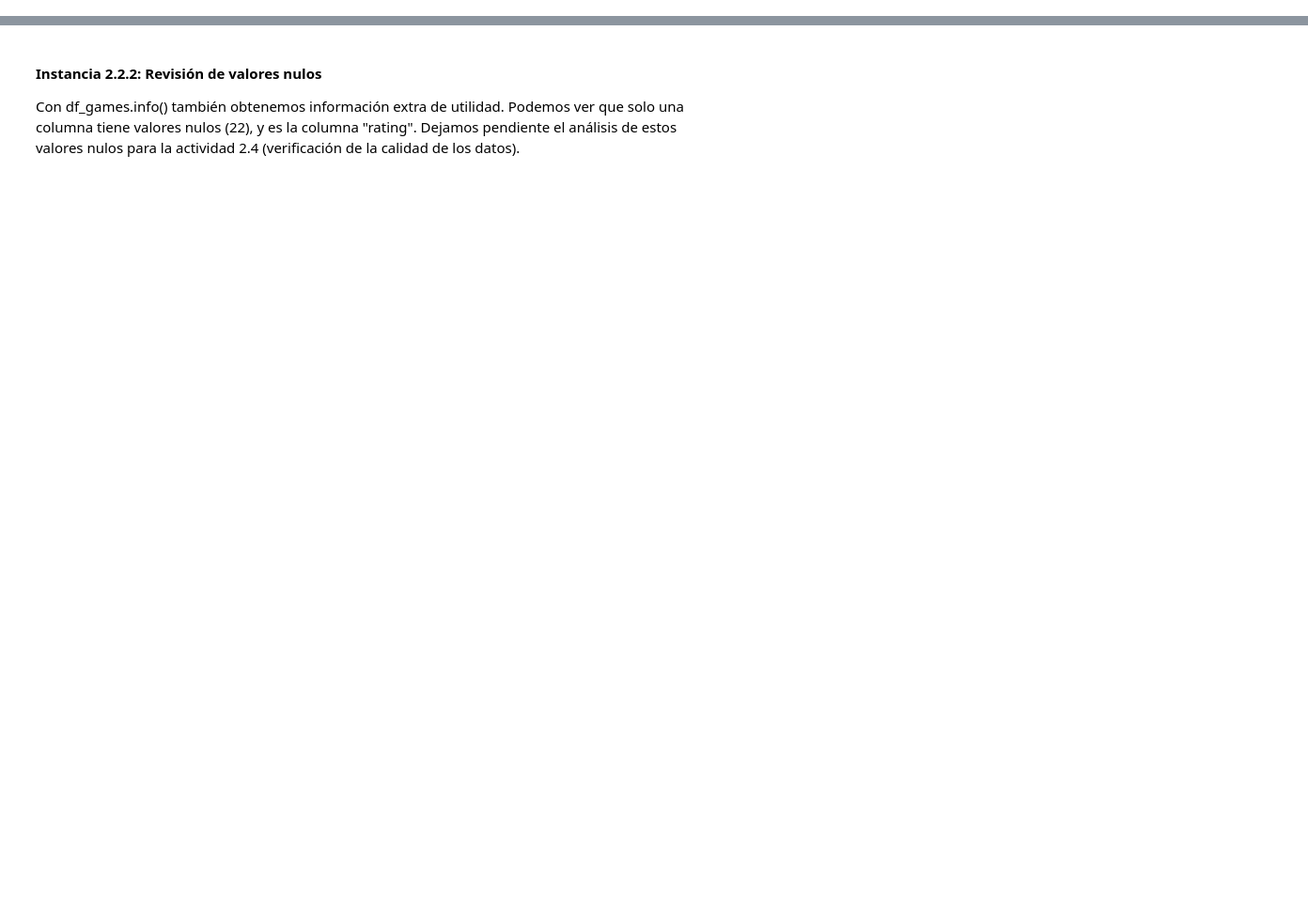
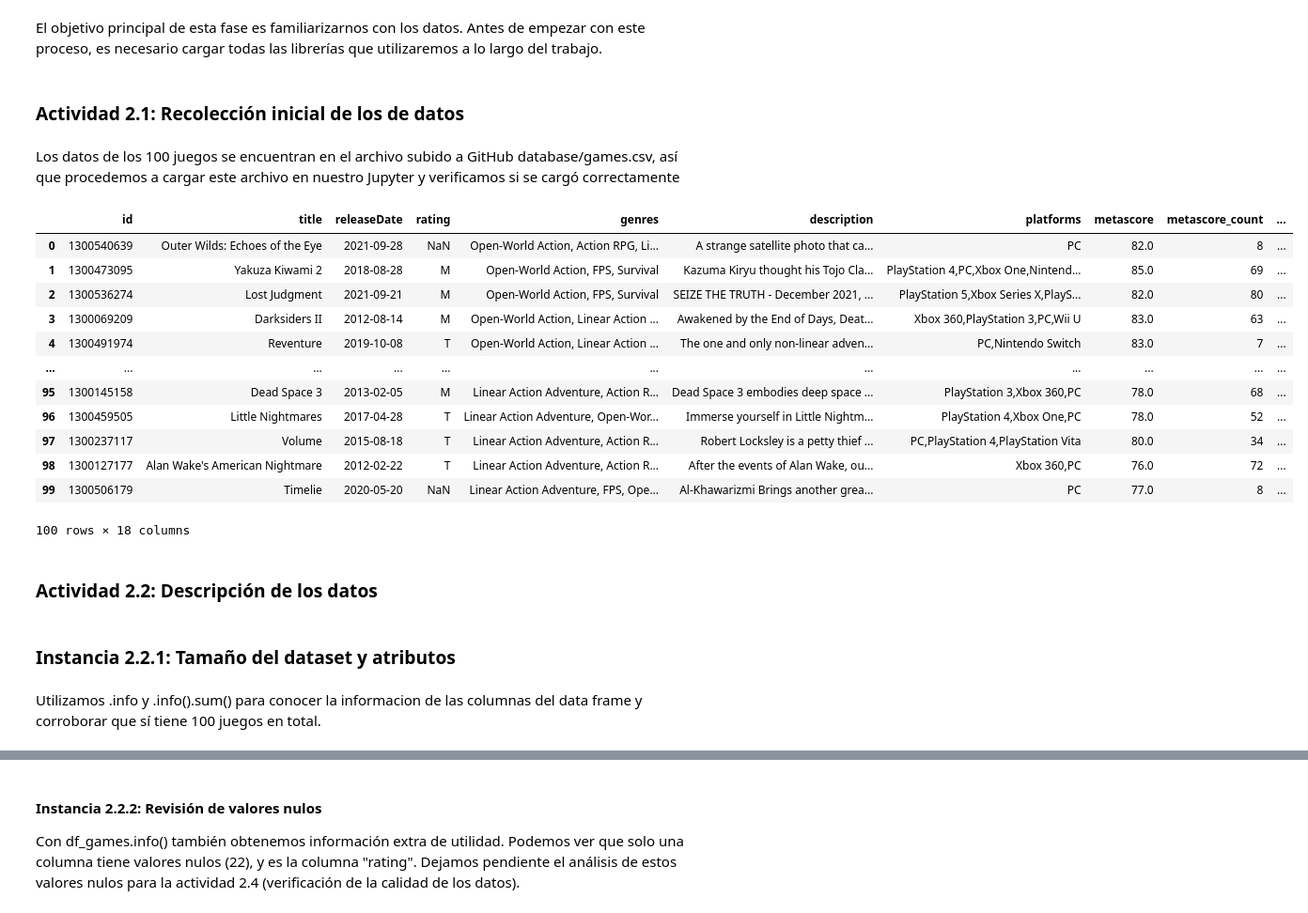
Before and after one commit to SantiagoCiaponi/data-science, a Jupyter notebook: data_mining.ipynb, the cells around one changed output, grey strips where cells are left out. Shown at 94% size. Cells and saved outputs as stored; diff of their text form; code cells hidden in the pictures; blank space fills up the shorter version.

```diff
--- a/data_mining.ipynb
+++ b/data_mining.ipynb
@@ -125,0 +72,2 @@ Además, es conveniente listar los atributos que tiene cada juego:
+# %% [markdown]
+El objetivo principal de esta fase es familiarizarnos con los datos. Antes de empezar con este proceso, es necesario cargar todas las librerías que utilizaremos a lo largo del trabajo.
@@ -125,0 +82,26 @@ Además, es conveniente listar los atributos que tiene cada juego:
+# %% [markdown]
+### Actividad 2.1: Recolección inicial de los de datos
+# %% [markdown]
+Los datos de los 100 juegos se encuentran en el archivo subido a GitHub database/games.csv, así que procedemos a cargar este archivo en nuestro Jupyter y verificamos si se cargó correctamente
+# %%
+df
+# %% [output]
+|  | id | title | releaseDate | rating | genres | description | platforms | metascore | metascore_count | ... |
+| 0 | 1300540639 | Outer Wilds: Echoes of the Eye | 2021-09-28 | NaN | Open-World Action, Action RPG, Li... | A strange satellite photo that ca... | PC | 82.0 | 8 | ... |
+| 1 | 1300473095 | Yakuza Kiwami 2 | 2018-08-28 | M | Open-World Action, FPS, Survival | Kazuma Kiryu thought his Tojo Cla... | PlayStation 4,PC,Xbox One,Nintend... | 85.0 | 69 | ... |
+| 2 | 1300536274 | Lost Judgment | 2021-09-21 | M | Open-World Action, FPS, Survival | SEIZE THE TRUTH - December 2021, ... | PlayStation 5,Xbox Series X,PlayS... | 82.0 | 80 | ... |
+| 3 | 1300069209 | Darksiders II | 2012-08-14 | M | Open-World Action, Linear Action ... | Awakened by the End of Days, Deat... | Xbox 360,PlayStation 3,PC,Wii U | 83.0 | 63 | ... |
+| 4 | 1300491974 | Reventure | 2019-10-08 | T | Open-World Action, Linear Action ... | The one and only non-linear adven... | PC,Nintendo Switch | 83.0 | 7 | ... |
+| ... | ... | ... | ... | ... | ... | ... | ... | ... | ... | ... |
+| 95 | 1300145158 | Dead Space 3 | 2013-02-05 | M | Linear Action Adventure, Action R... | Dead Space 3 embodies deep space ... | PlayStation 3,Xbox 360,PC | 78.0 | 68 | ... |
+| 96 | 1300459505 | Little Nightmares | 2017-04-28 | T | Linear Action Adventure, Open-Wor... | Immerse yourself in Little Nightm... | PlayStation 4,Xbox One,PC | 78.0 | 52 | ... |
+| 97 | 1300237117 | Volume | 2015-08-18 | T | Linear Action Adventure, Action R... | Robert Locksley is a petty thief ... | PC,PlayStation 4,PlayStation Vita | 80.0 | 34 | ... |
+| 98 | 1300127177 | Alan Wake's American Nightmare | 2012-02-22 | T | Linear Action Adventure, Action R... | After the events of Alan Wake, ou... | Xbox 360,PC | 76.0 | 72 | ... |
+| 99 | 1300506179 | Timelie | 2020-05-20 | NaN | Linear Action Adventure, FPS, Ope... | Al-Khawarizmi Brings another grea... | PC | 77.0 | 8 | ... |
+100 rows × 18 columns
+# %% [markdown]
+### Actividad 2.2: Descripción de los datos
+# %% [markdown]
+### Instancia 2.2.1: Tamaño del dataset y atributos
+# %% [markdown]
+Utilizamos .info y .info().sum() para conocer la informacion de las columnas del data frame y corroborar que sí tiene 100 juegos en total.
```
Also changed, not shown: parts of 130 cells of this notebook.
